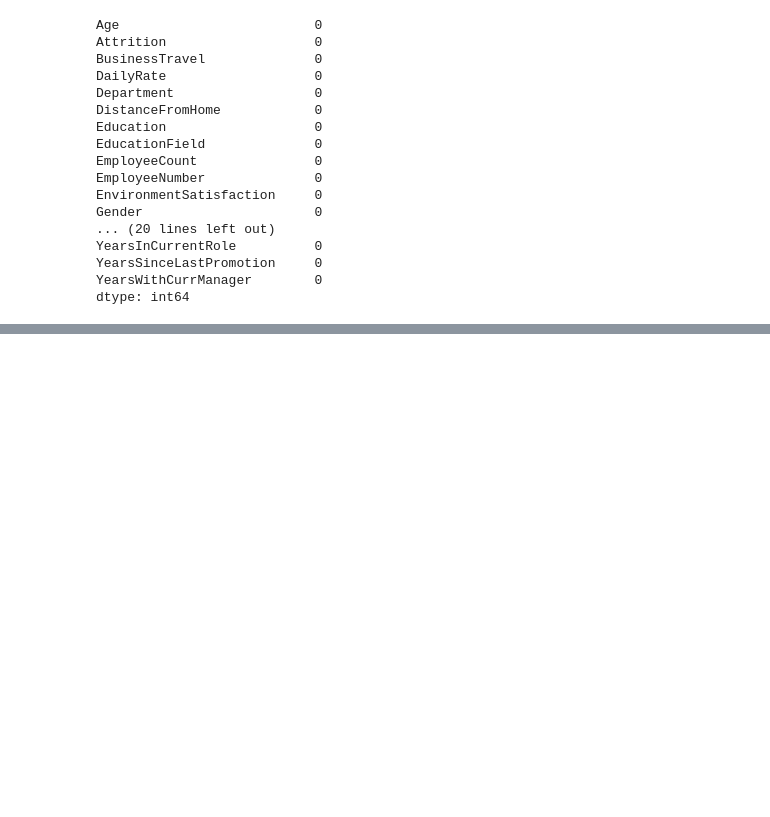
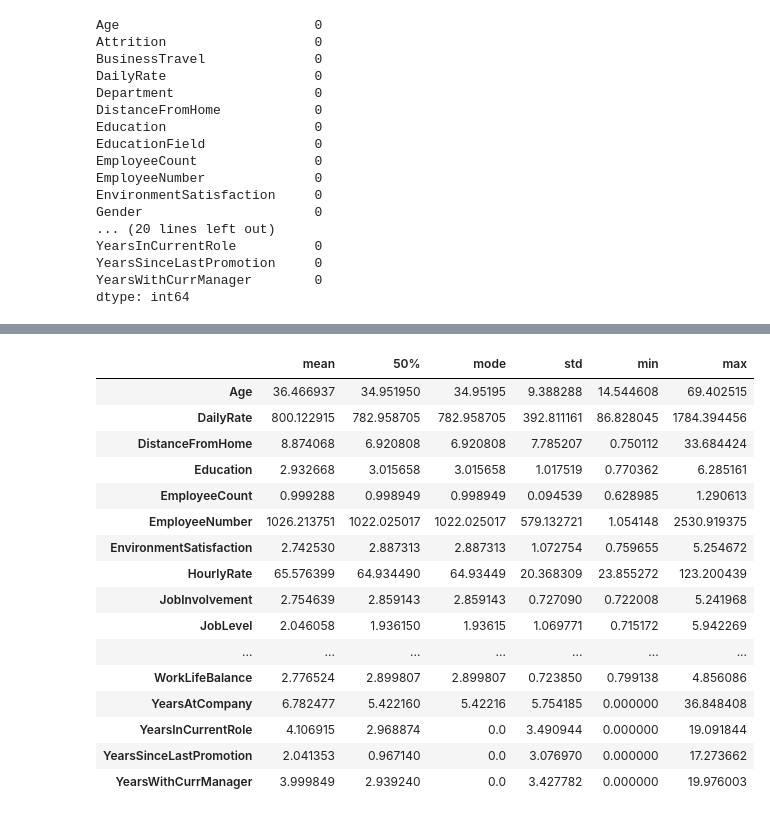
Before and after one commit to FedericoAriton99/CA-2-Integraeted-, a Jupyter notebook: Federico_Ariton_sba22090_Lvl8_CA2_Integrated.ipynb, the cells around one changed output, grey strips where cells are left out. Cells and saved outputs as stored; diff of their text form; code cells hidden in the pictures; blank space fills up the shorter version.

Commit message:
descriptive statistic

```diff
--- a/Federico_Ariton_sba22090_Lvl8_CA2_Integrated.ipynb
+++ b/Federico_Ariton_sba22090_Lvl8_CA2_Integrated.ipynb
@@ -529,0 +649,27 @@ Employee
+# %%
+# Descriptive statistics for numerical variables
+numerical_descriptive_stats = Employee.describe().T
+
+# Adding mode to the descriptive statistics (mode is calculated separately as it's not part of describe())
+modes = Employee.mode().iloc[0]
+numerical_descriptive_stats['mode'] = modes
+
+numerical_descriptive_stats[['mean', '50%', 'mode', 'std', 'min', 'max']]
+# %% [output]
+|  | mean | 50% | mode | std | min | max |
+| Age | 36.466937 | 34.951950 | 34.95195 | 9.388288 | 14.544608 | 69.402515 |
+| DailyRate | 800.122915 | 782.958705 | 782.958705 | 392.811161 | 86.828045 | 1784.394456 |
+| DistanceFromHome | 8.874068 | 6.920808 | 6.920808 | 7.785207 | 0.750112 | 33.684424 |
+| Education | 2.932668 | 3.015658 | 3.015658 | 1.017519 | 0.770362 | 6.285161 |
+| EmployeeCount | 0.999288 | 0.998949 | 0.998949 | 0.094539 | 0.628985 | 1.290613 |
+| EmployeeNumber | 1026.213751 | 1022.025017 | 1022.025017 | 579.132721 | 1.054148 | 2530.919375 |
+| EnvironmentSatisfaction | 2.742530 | 2.887313 | 2.887313 | 1.072754 | 0.759655 | 5.254672 |
+| HourlyRate | 65.576399 | 64.934490 | 64.93449 | 20.368309 | 23.855272 | 123.200439 |
+| JobInvolvement | 2.754639 | 2.859143 | 2.859143 | 0.727090 | 0.722008 | 5.241968 |
+| JobLevel | 2.046058 | 1.936150 | 1.93615 | 1.069771 | 0.715172 | 5.942269 |
+| ... | ... | ... | ... | ... | ... | ... |
+| WorkLifeBalance | 2.776524 | 2.899807 | 2.899807 | 0.723850 | 0.799138 | 4.856086 |
+| YearsAtCompany | 6.782477 | 5.422160 | 5.42216 | 5.754185 | 0.000000 | 36.848408 |
+| YearsInCurrentRole | 4.106915 | 2.968874 | 0.0 | 3.490944 | 0.000000 | 19.091844 |
+| YearsSinceLastPromotion | 2.041353 | 0.967140 | 0.0 | 3.076970 | 0.000000 | 17.273662 |
+| YearsWithCurrManager | 3.999849 | 2.939240 | 0.0 | 3.427782 | 0.000000 | 19.976003 |
```
Also changed, not shown: parts of 13 cells of this notebook.
